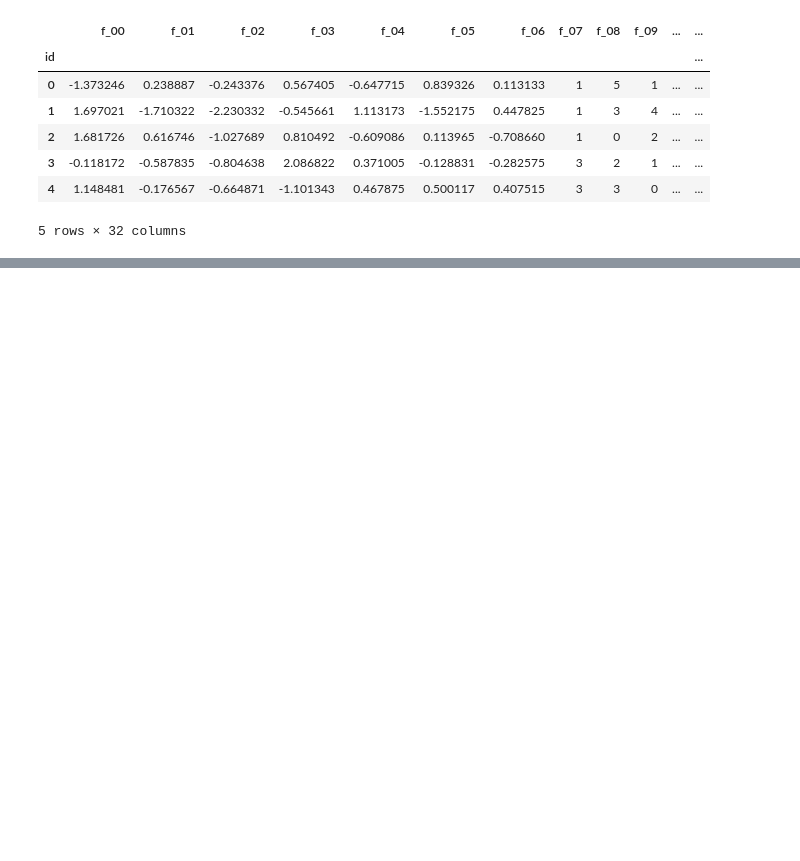
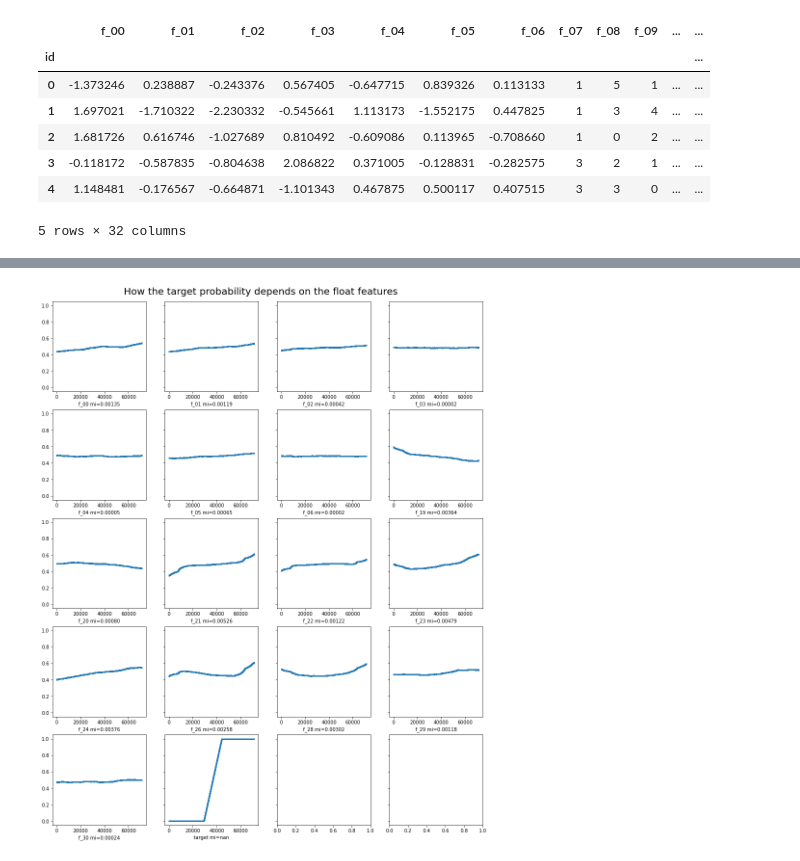
Before and after one commit to Chirag314/Tabular-Data-Series, a Jupyter notebook: TPMay.ipynb, the cells around one changed output, grey strips where cells are left out. Drawn from its saved outputs; the diff is of its cells as text; code cells hidden in the pictures; blank space fills up the shorter version.

```diff
--- a/TPMay.ipynb
+++ b/TPMay.ipynb
@@ -157,0 +197,31 @@ array([[<matplotlib.axes._subplots.AxesSubplot object at 0x...>,
+# %%
+# Plot dependence between every feature and the target
+def plot_mutual_info_diagram(df, features, ncols=4, by_quantile=True, mutual_info=True,
+                             title='How the target probability depends on single features'):
+    def H(p):
+        """Entropy of a binary random variable in nat"""
+        return -np.log(p) * p - np.log(1-p) * (1-p)
+
+    nrows = (len(features) + ncols - 1) // ncols
+    fig, axs = plt.subplots(nrows, ncols, figsize=(16, nrows*4), sharey=True)
+    for f, ax in zip(features, axs.ravel()):
+        temp = pd.DataFrame({f: df[f].values,
+                             'state': df.target.values})
+        temp = temp.sort_values(f)
+        temp.reset_index(inplace=True)
+        rolling_mean = temp.state.rolling(15000, center=True, min_periods=1).mean()
+        if by_quantile:
+            ax.scatter(temp.index, rolling_mean, s=2)
+        else:
+            ax.scatter(temp[f], rolling_mean, s=2)
+        if mutual_info and by_quantile:
+            ax.set_xlabel(f'{f} mi={H(temp.state.mean()) - H(rolling_mean[~rolling_mean.isna()].values).mean():.5f}')
+        else:
+            ax.set_xlabel(f'{f}')
+    plt.suptitle(title, y=0.90, fontsize=20)
+    plt.show()
+
+plot_mutual_info_diagram(train, float_list_train,
+                         title='How the target probability depends on the float features')
+# %% [output]
+[figure, added]
```
Also changed, not shown: parts of 15 cells of this notebook.
